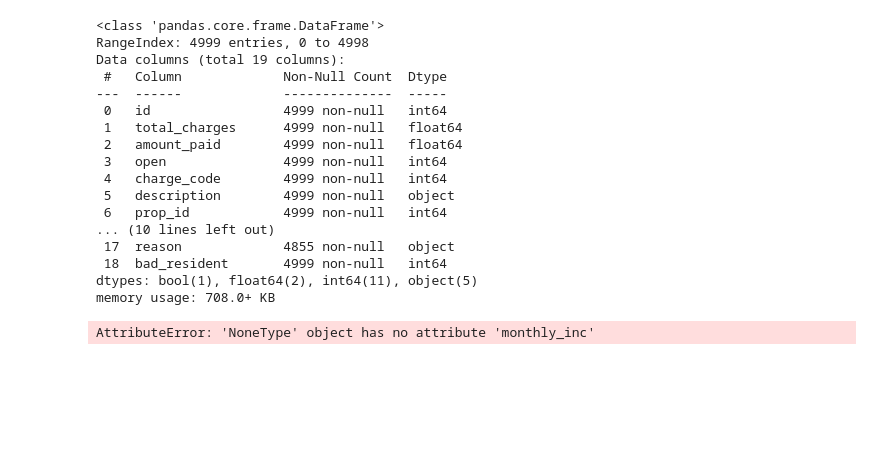
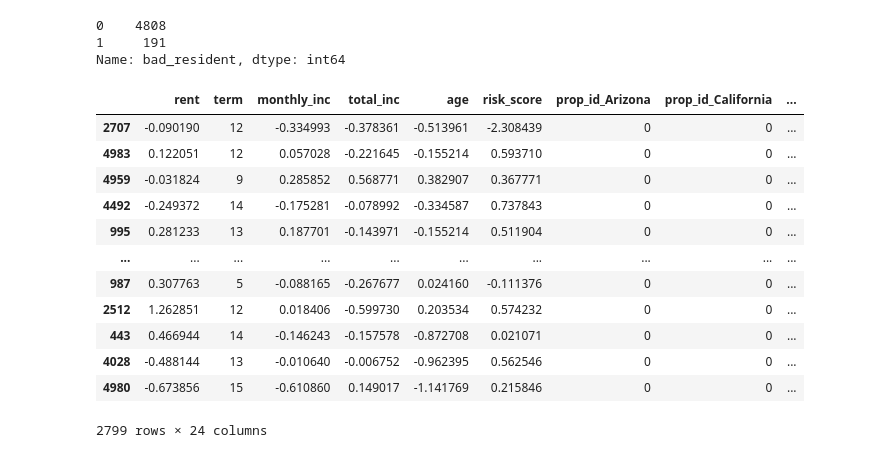
Before and after one commit to Project-DANE/DANE, a Jupyter notebook: andrew_modeling.ipynb, the cells around one changed output. Saved outputs shown, nothing was run; the diff lists cells and outputs as text; code cells hidden in the pictures; blank space fills up the shorter version.

Commit message:
models

```diff
--- a/andrew_modeling.ipynb
+++ b/andrew_modeling.ipynb
@@ -27,24 +19,24 @@ df
-# %%
-df.info()
-# %% [output]
-<class 'pandas.core.frame.DataFrame'>
-RangeIndex: 4999 entries, 0 to 4998
-Data columns (total 19 columns):
- #   Column             Non-Null Count  Dtype
----  ------             --------------  -----
- 0   id                 4999 non-null   int64
- 1   total_charges      4999 non-null   float64
- 2   amount_paid        4999 non-null   float64
- 3   open               4999 non-null   int64
- 4   charge_code        4999 non-null   int64
- 5   description        4999 non-null   object
- 6   prop_id            4999 non-null   int64
-... (10 lines left out)
- 17  reason             4855 non-null   object
- 18  bad_resident       4999 non-null   int64
-dtypes: bool(1), float64(2), int64(11), object(5)
-memory usage: 708.0+ KB
+# %%
+df.bad_resident.value_counts()
+# %% [output]
+0    4808
+1     191
+Name: bad_resident, dtype: int64
 # %%
-y_train, y_val, y_test, train_scaled, val_scaled, test_scaled = w.model_prep(df)
+train, y_train, y_val, y_test, train_scaled, val_scaled, test_scaled = w.model_prep(df)
-# %% [output]
-AttributeError: 'NoneType' object has no attribute 'monthly_inc'
+# %%
+train_scaled
+# %% [output]
+|  | rent | term | monthly_inc | total_inc | age | risk_score | prop_id_Arizona | prop_id_California | ... |
+| 2707 | -0.090190 | 12 | -0.334993 | -0.378361 | -0.513961 | -2.308439 | 0 | 0 | ... |
+| 4983 | 0.122051 | 12 | 0.057028 | -0.221645 | -0.155214 | 0.593710 | 0 | 0 | ... |
+| 4959 | -0.031824 | 9 | 0.285852 | 0.568771 | 0.382907 | 0.367771 | 0 | 0 | ... |
+| 4492 | -0.249372 | 14 | -0.175281 | -0.078992 | -0.334587 | 0.737843 | 0 | 0 | ... |
+| 995 | 0.281233 | 13 | 0.187701 | -0.143971 | -0.155214 | 0.511904 | 0 | 0 | ... |
+| ... | ... | ... | ... | ... | ... | ... | ... | ... | ... |
+| 987 | 0.307763 | 5 | -0.088165 | -0.267677 | 0.024160 | -0.111376 | 0 | 0 | ... |
+| 2512 | 1.262851 | 12 | 0.018406 | -0.599730 | 0.203534 | 0.574232 | 0 | 0 | ... |
+| 443 | 0.466944 | 14 | -0.146243 | -0.157578 | -0.872708 | 0.021071 | 0 | 0 | ... |
+| 4028 | -0.488144 | 13 | -0.010640 | -0.006752 | -0.962395 | 0.562546 | 0 | 0 | ... |
+| 4980 | -0.673856 | 15 | -0.610860 | 0.149017 | -1.141769 | 0.215846 | 0 | 0 | ... |
+2799 rows × 24 columns
```
Also changed, not shown: parts of 66 cells of this notebook, 2 other files.
